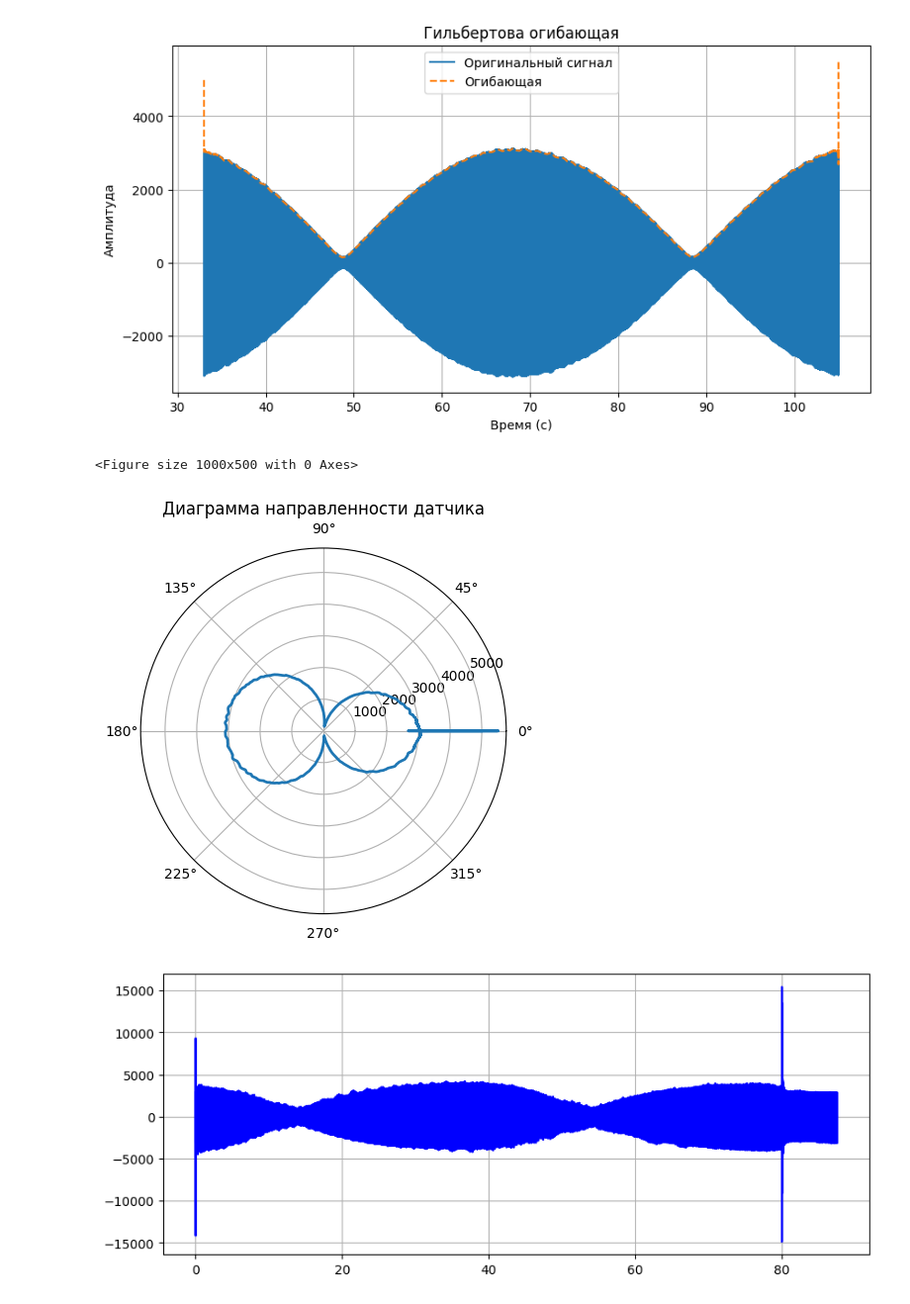
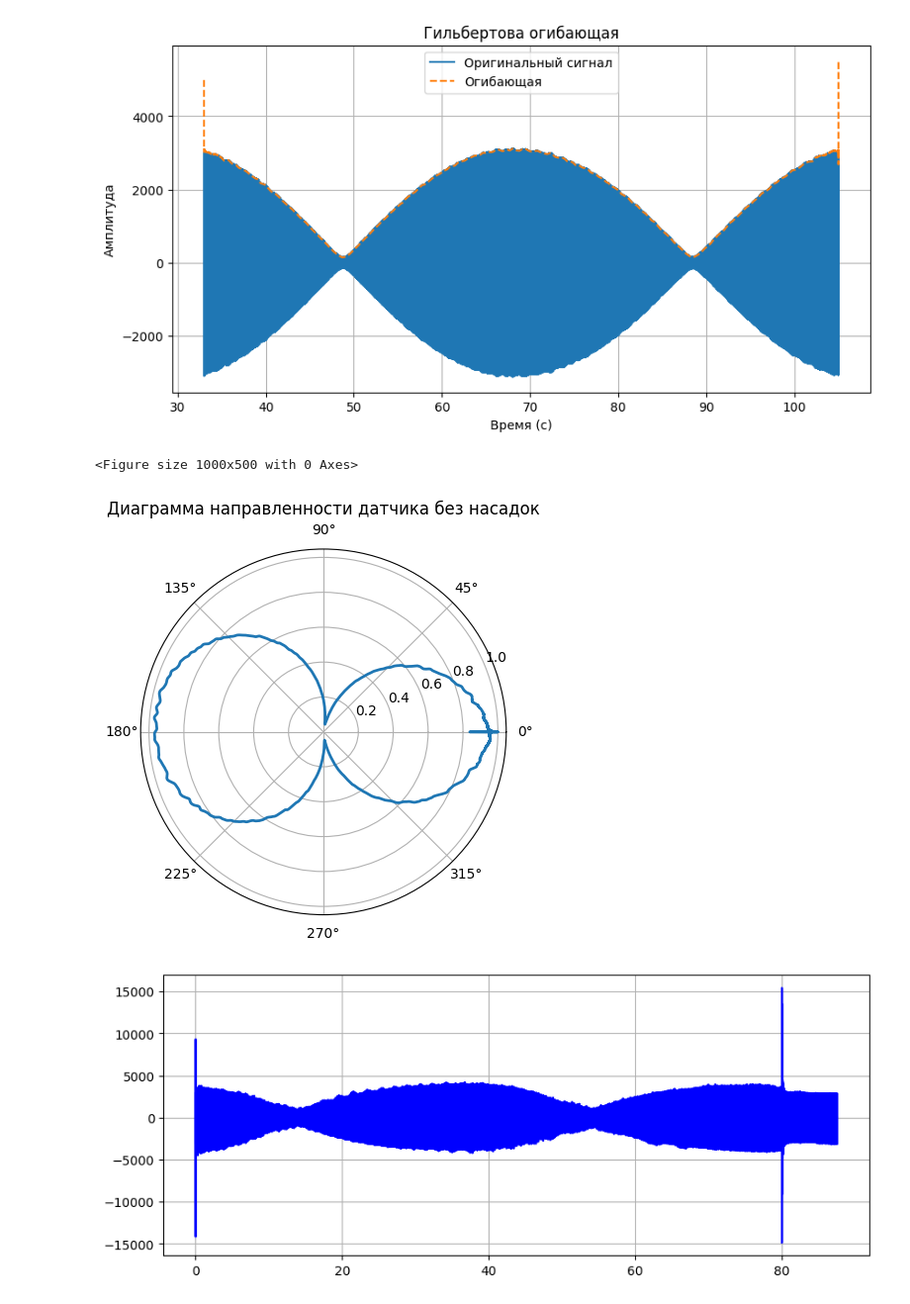
Before and after one commit to bdExplore/Scientific, a Jupyter notebook: Python/pgd_analys.ipynb, the cells around one changed output. Shown at 99% size. Saved outputs shown, nothing was run; the diff lists cells and outputs as text; code cells hidden in the pictures.

```diff
--- a/Python/pgd_analys.ipynb
+++ b/Python/pgd_analys.ipynb
@@ -156,21 +154,22 @@ plt.show()
 # %%
 def plot_radiation_pattern(signal):
     plt.figure(figsize=(10, 5))
     angles = np.linspace(0, 2 * np.pi, len(signal))  # Углы в радианах
     fig, ax = plt.subplots(subplot_kw={'projection': 'polar'})
     ax.plot(angles, np.abs(signal), linewidth=2)
     #ax.fill(angles, np.abs(signal), alpha=0.3)  # Закраска под кривой
 
-    ax.set_title("Диаграмма направленности датчика")
+    ax.set_title("Диаграмма направленности датчика без насадок")
     plt.show()
-
+envelope = envelope[23:3175192]
+envelope = envelope/np.max(envelope)
 # Пример данных: синтетический сигнал, моделирующий направленность
 # num_points = 360
 # example_signal = np.abs(np.cos(np.linspace(0, 2 * np.pi, num_points)))
 plot_radiation_pattern(envelope)
 # %% [output]
 <Figure size 1000x500 with 0 Axes>
-[figure, old version]
+[figure, new version]
 # %%
 sample_rate, data_zoom_19_2 = wavfile.read('/Users/bogda/Desktop/Acoustics/Scientific/Исходные данные/PGD_camera/ZOOM0021/ZOOM0021_Tr2.WAV')
 t_19 = np.arange(len(data_zoom_19_2))/sample_rate
```
Also changed, not shown: parts of 4 cells of this notebook, 5 other files.
